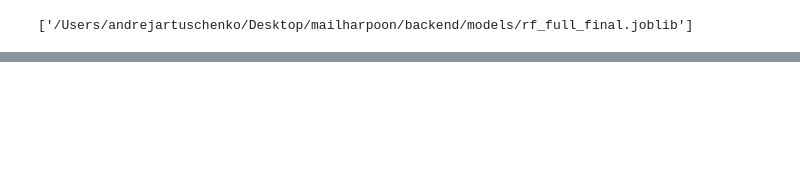
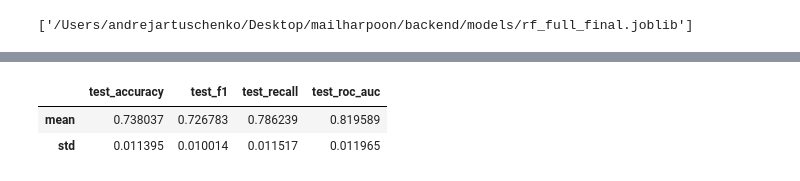
Before and after one commit to Andrej-Art/Mailharpoon, a Jupyter notebook: backend/notebooks/03_modeling.ipynb, the cells around one changed output, grey strips where cells are left out. Cells and saved outputs as stored; diff of their text form; code cells hidden in the pictures; blank space fills up the shorter version.

```diff
--- a/backend/notebooks/03_modeling.ipynb
+++ b/backend/notebooks/03_modeling.ipynb
@@ -615,0 +654,22 @@ with open("/Users/andrejartuschenko/Desktop/mailharpoon/backend/models/rf_thresh
+# %%
+# cross validation rf url-only
+
+X_full_url = pd.concat([X_train_url, X_test_url])
+y_full = pd.concat([y_train, y_test])
+
+cv = StratifiedKFold(n_splits=5, shuffle=True, random_state=42)
+
+scores = cross_validate(
+    rf_url,
+    X_full_url,
+    y_full,
+    cv=cv,
+    scoring=["accuracy", "f1", "recall", "roc_auc"],
+    n_jobs=-1
+)
+
+pd.DataFrame(scores).drop(columns=["fit_time","score_time"]).agg(["mean","std"])
+# %% [output]
+|  | test_accuracy | test_f1 | test_recall | test_roc_auc |
+| mean | 0.738037 | 0.726783 | 0.786239 | 0.819589 |
+| std | 0.011395 | 0.010014 | 0.011517 | 0.011965 |
```
Also changed, not shown: parts of 13 cells of this notebook, 7 other files.
